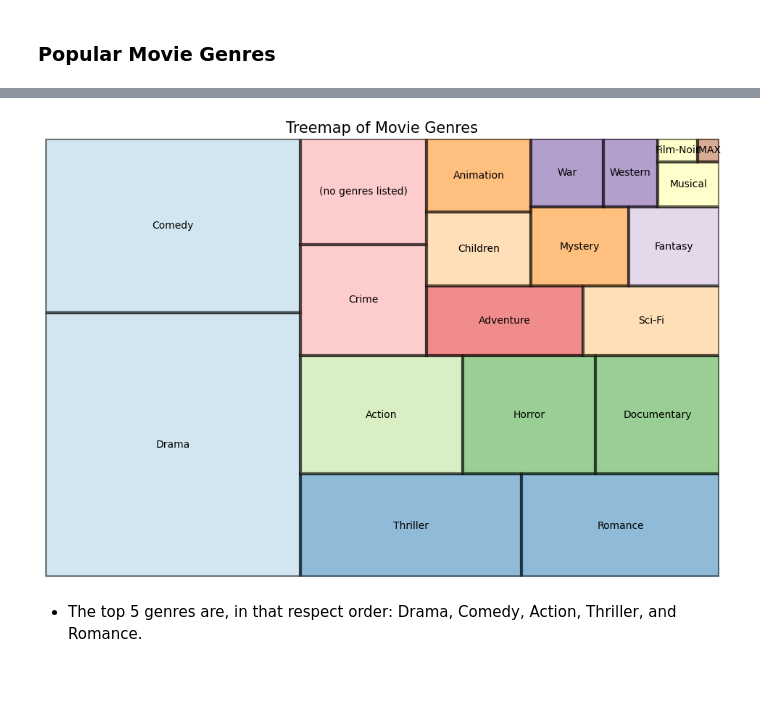
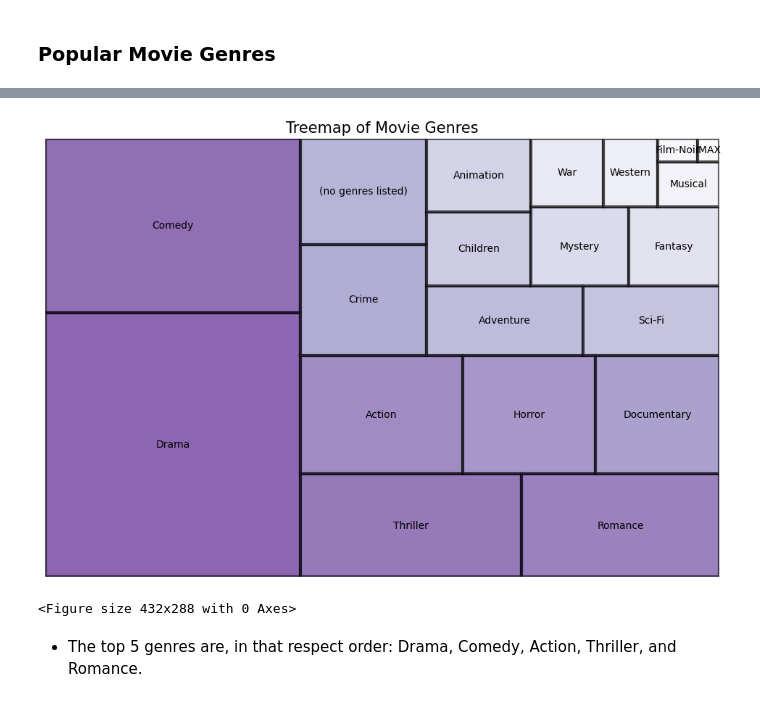
Before and after one commit to lucyzandile/unsupervised-predict-streamlit-template, a Jupyter notebook: Team_15_Final_notebook.ipynb, the cells around one changed output, grey strips where cells are left out. Drawn from its saved outputs; the diff is of its cells as text; code cells hidden in the pictures.

```diff
--- a/Team_15_Final_notebook.ipynb
+++ b/Team_15_Final_notebook.ipynb
@@ -336,19 +345,21 @@ Note: you may need to restart the kernel to use updated packages.
 # %%
 import squarify
 #Create variable "temp_df"
 temp_df = df_movies['genres'].explode().value_counts().reset_index()
 
 #Plotting popular genres using Treemap
 sizes=np.array(temp_df['genres'])
 labels=temp_df['index']
-colors = [plt.cm.Paired(i/float(len(labels))) for i in range(len(labels))]
+colors = [plt.cm.Purples_r(i/float(len(labels))) for i in range(len(labels))]
 plt.figure(figsize=(12,8), dpi= 100)
-squarify.plot(sizes=sizes, label=labels, color = colors, alpha=.5, edgecolor="black", linewidth=3, text_kwargs={'fontsize':10})
+squarify.plot(sizes=sizes, label=labels, color = colors, alpha=.6, edgecolor="black", linewidth=3, text_kwargs={'fontsize':10})
 plt.title('Treemap of Movie Genres', fontsize = 15)
 plt.axis('off')
 plt.show()
+plt.savefig('movie_genres.png')
 # %% [output]
-[figure, old version]
+[figure, new version]
+<Figure size 432x288 with 0 Axes>
 # %% [markdown]
 - The top 5 genres are, in that respect order: Drama, Comedy, Action, Thriller, and Romance.
 # %% [markdown]
```
Also changed, not shown: parts of 8 cells of this notebook.
